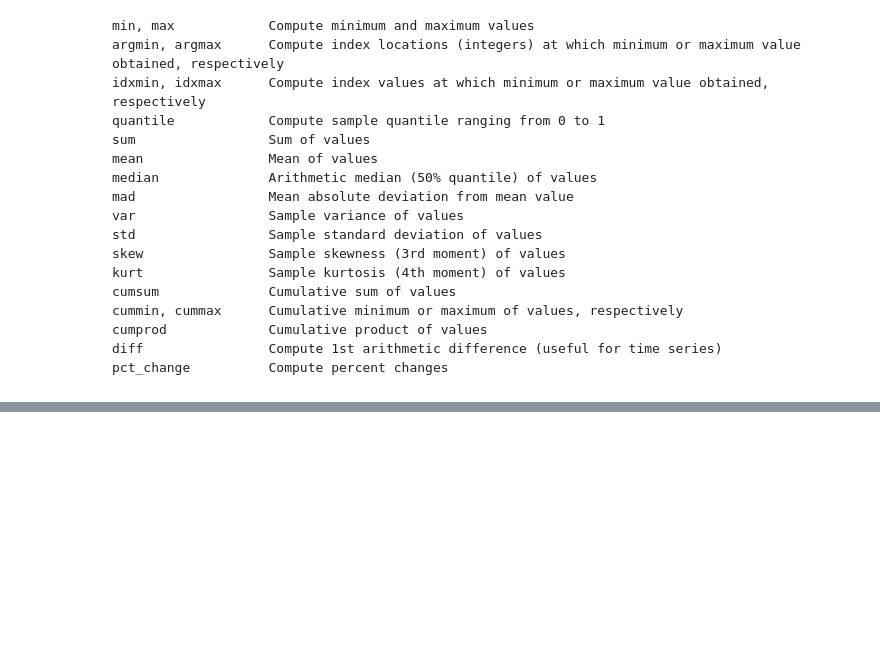
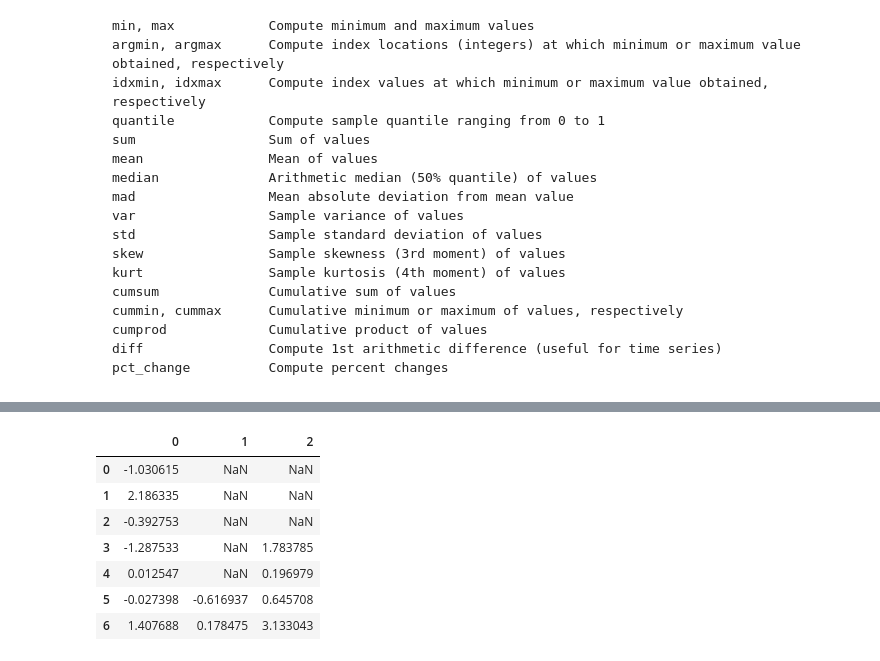
Before and after one commit to atulsingh0/MachineLearning, a Jupyter notebook: python_DC/LP_Summary_MissingData_#3.ipynb, the cells around one changed output, grey strips where cells are left out. Drawn from its saved outputs; the diff is of its cells as text; code cells hidden in the pictures; blank space fills up the shorter version.

```diff
--- a/python_DC/LP_Summary_MissingData_#3.ipynb
+++ b/python_DC/LP_Summary_MissingData_#3.ipynb
@@ -106,0 +487,12 @@ pct_change          Compute percent changes
+# %%
+# fillna returns a new object, but you can modify the existing object in place
+df
+# %% [output]
+|  | 0 | 1 | 2 |
+| 0 | -1.030615 | NaN | NaN |
+| 1 | 2.186335 | NaN | NaN |
+| 2 | -0.392753 | NaN | NaN |
+| 3 | -1.287533 | NaN | 1.783785 |
+| 4 | 0.012547 | NaN | 0.196979 |
+| 5 | -0.027398 | -0.616937 | 0.645708 |
+| 6 | 1.407688 | 0.178475 | 3.133043 |
```
Also changed, not shown: parts of 52 cells of this notebook, 1 other file.
